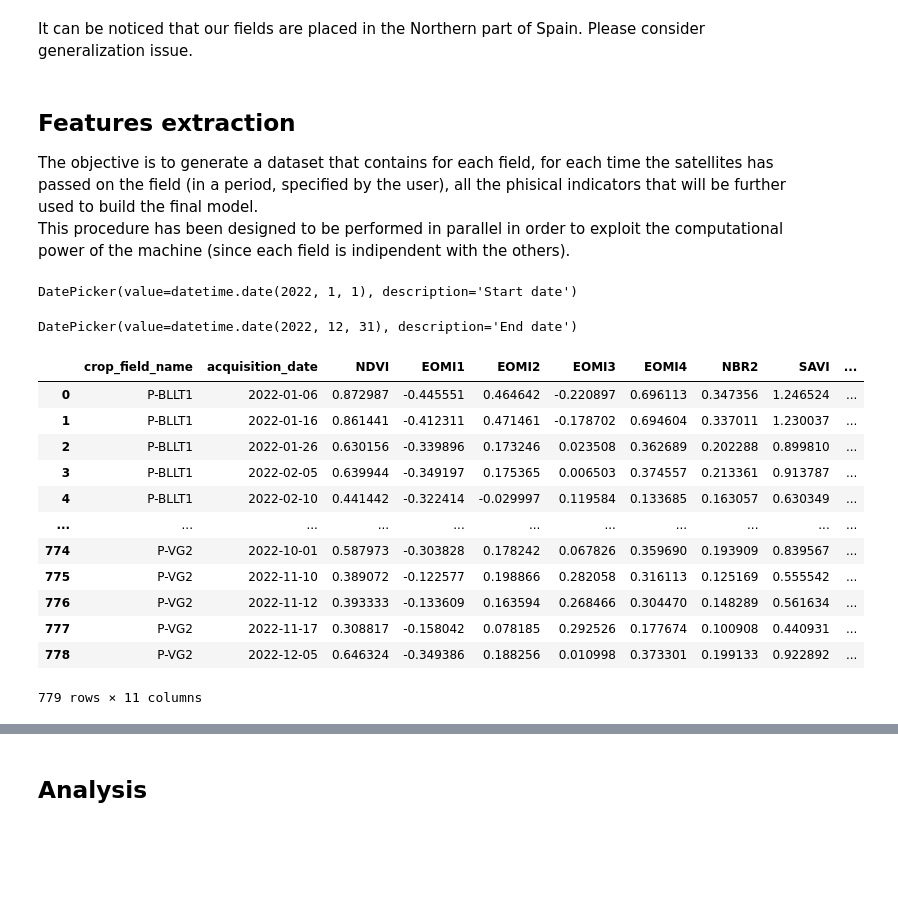
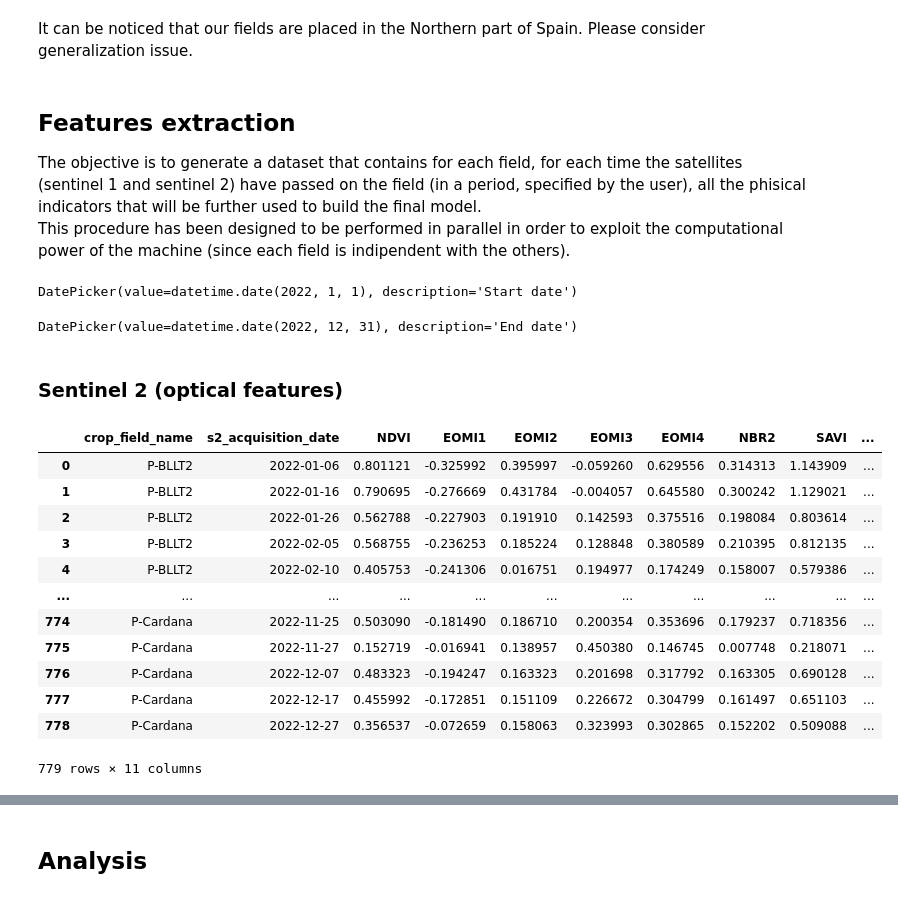
Before and after one commit to Amatofrancesco99/organic-fertilizers-detection, a Jupyter notebook: Notebooks/1-exloratory-analysis.ipynb, the cells around one changed output, grey strips where cells are left out. Drawn from its saved outputs; the diff is of its cells as text; code cells hidden in the pictures; blank space fills up the shorter version.

```diff
--- a/Notebooks/ 1-exloratory-analysis.ipynb
+++ b/Notebooks/1-exloratory-analysis.ipynb
@@ -90,7 +92,7 @@ It can be noticed that our fields are placed in the Northern part of Spain. Plea
 # %% [markdown]
 ## Features extraction
 
-The objective is to generate a dataset that contains for each field, for each time the satellites has passed on the field (in a period, specified by the user), all the phisical indicators that will be further used to build the final model. <br>
+The objective is to generate a dataset that contains for each field, for each time the satellites (sentinel 1 and sentinel 2) have passed on the field (in a period, specified by the user), all the phisical indicators that will be further used to build the final model. <br>
 This procedure has been designed to be performed in parallel in order to exploit the computational power of the machine (since each field is indipendent with the others).
 # %%
 start_date_widget = ipywidgets.widgets.DatePicker(description='Start date', value=datetime.date(2022, 1, 1), disabled=False)
@@ -121,17 +106,22 @@ fields_features_extracted_df = pd.DataFrame(df_list)
-# %%
-# Show the dataframe
-fields_features_extracted_df
-# %% [output]
-|  | crop_field_name | acquisition_date | NDVI | EOMI1 | EOMI2 | EOMI3 | EOMI4 | NBR2 | SAVI | ... |
-| 0 | P-BLLT1 | 2022-01-06 | 0.872987 | -0.445551 | 0.464642 | -0.220897 | 0.696113 | 0.347356 | 1.246524 | ... |
-| 1 | P-BLLT1 | 2022-01-16 | 0.861441 | -0.412311 | 0.471461 | -0.178702 | 0.694604 | 0.337011 | 1.230037 | ... |
-| 2 | P-BLLT1 | 2022-01-26 | 0.630156 | -0.339896 | 0.173246 | 0.023508 | 0.362689 | 0.202288 | 0.899810 | ... |
-| 3 | P-BLLT1 | 2022-02-05 | 0.639944 | -0.349197 | 0.175365 | 0.006503 | 0.374557 | 0.213361 | 0.913787 | ... |
-| 4 | P-BLLT1 | 2022-02-10 | 0.441442 | -0.322414 | -0.029997 | 0.119584 | 0.133685 | 0.163057 | 0.630349 | ... |
-| ... | ... | ... | ... | ... | ... | ... | ... | ... | ... | ... |
-| 774 | P-VG2 | 2022-10-01 | 0.587973 | -0.303828 | 0.178242 | 0.067826 | 0.359690 | 0.193909 | 0.839567 | ... |
-| 775 | P-VG2 | 2022-11-10 | 0.389072 | -0.122577 | 0.198866 | 0.282058 | 0.316113 | 0.125169 | 0.555542 | ... |
-| 776 | P-VG2 | 2022-11-12 | 0.393333 | -0.133609 | 0.163594 | 0.268466 | 0.304470 | 0.148289 | 0.561634 | ... |
-| 777 | P-VG2 | 2022-11-17 | 0.308817 | -0.158042 | 0.078185 | 0.292526 | 0.177674 | 0.100908 | 0.440931 | ... |
-| 778 | P-VG2 | 2022-12-05 | 0.646324 | -0.349386 | 0.188256 | 0.010998 | 0.373301 | 0.199133 | 0.922892 | ... |
-779 rows × 11 columns
+# %% [markdown]
+### Sentinel 2 (optical features)
+# %%
+# Get all the mean features for the crop fields inside the dataframe, within a time period, using sentinel 2 satellites
+fields_s2_features_extracted_df = sentinel_satellites.get_features(fields_df, start_date_widget.value, end_date_widget.value, sentinel=2)
+
+# Show the dataframe
+fields_s2_features_extracted_df
+# %% [output]
+|  | crop_field_name | s2_acquisition_date | NDVI | EOMI1 | EOMI2 | EOMI3 | EOMI4 | NBR2 | SAVI | ... |
+| 0 | P-BLLT2 | 2022-01-06 | 0.801121 | -0.325992 | 0.395997 | -0.059260 | 0.629556 | 0.314313 | 1.143909 | ... |
+| 1 | P-BLLT2 | 2022-01-16 | 0.790695 | -0.276669 | 0.431784 | -0.004057 | 0.645580 | 0.300242 | 1.129021 | ... |
+| 2 | P-BLLT2 | 2022-01-26 | 0.562788 | -0.227903 | 0.191910 | 0.142593 | 0.375516 | 0.198084 | 0.803614 | ... |
+| 3 | P-BLLT2 | 2022-02-05 | 0.568755 | -0.236253 | 0.185224 | 0.128848 | 0.380589 | 0.210395 | 0.812135 | ... |
+| 4 | P-BLLT2 | 2022-02-10 | 0.405753 | -0.241306 | 0.016751 | 0.194977 | 0.174249 | 0.158007 | 0.579386 | ... |
+| ... | ... | ... | ... | ... | ... | ... | ... | ... | ... | ... |
+| 774 | P-Cardana | 2022-11-25 | 0.503090 | -0.181490 | 0.186710 | 0.200354 | 0.353696 | 0.179237 | 0.718356 | ... |
+| 775 | P-Cardana | 2022-11-27 | 0.152719 | -0.016941 | 0.138957 | 0.450380 | 0.146745 | 0.007748 | 0.218071 | ... |
+| 776 | P-Cardana | 2022-12-07 | 0.483323 | -0.194247 | 0.163323 | 0.201698 | 0.317792 | 0.163305 | 0.690128 | ... |
+| 777 | P-Cardana | 2022-12-17 | 0.455992 | -0.172851 | 0.151109 | 0.226672 | 0.304799 | 0.161497 | 0.651103 | ... |
+| 778 | P-Cardana | 2022-12-27 | 0.356537 | -0.072659 | 0.158063 | 0.323993 | 0.302865 | 0.152202 | 0.509088 | ... |
+779 rows × 11 columns
```
Also changed, not shown: parts of 11 cells of this notebook, 9 other files.
